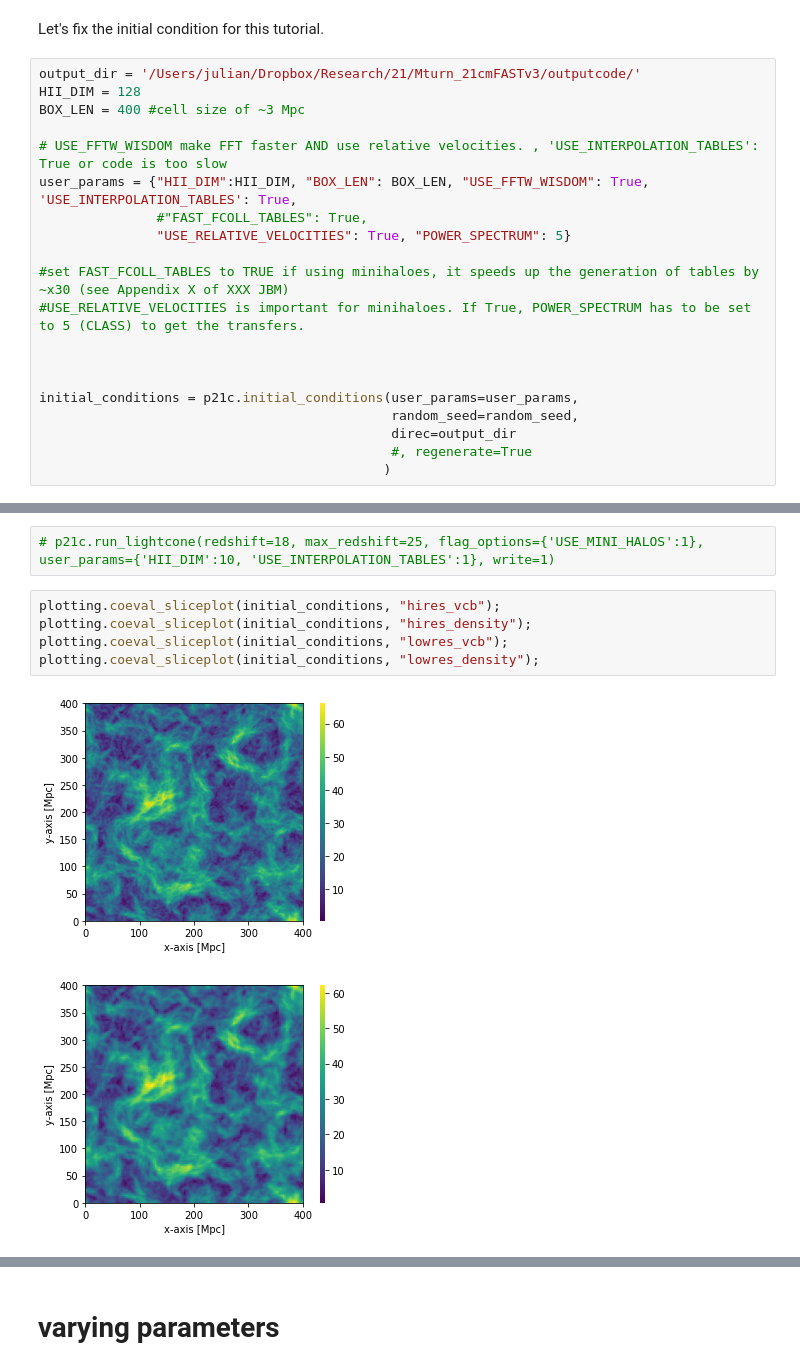
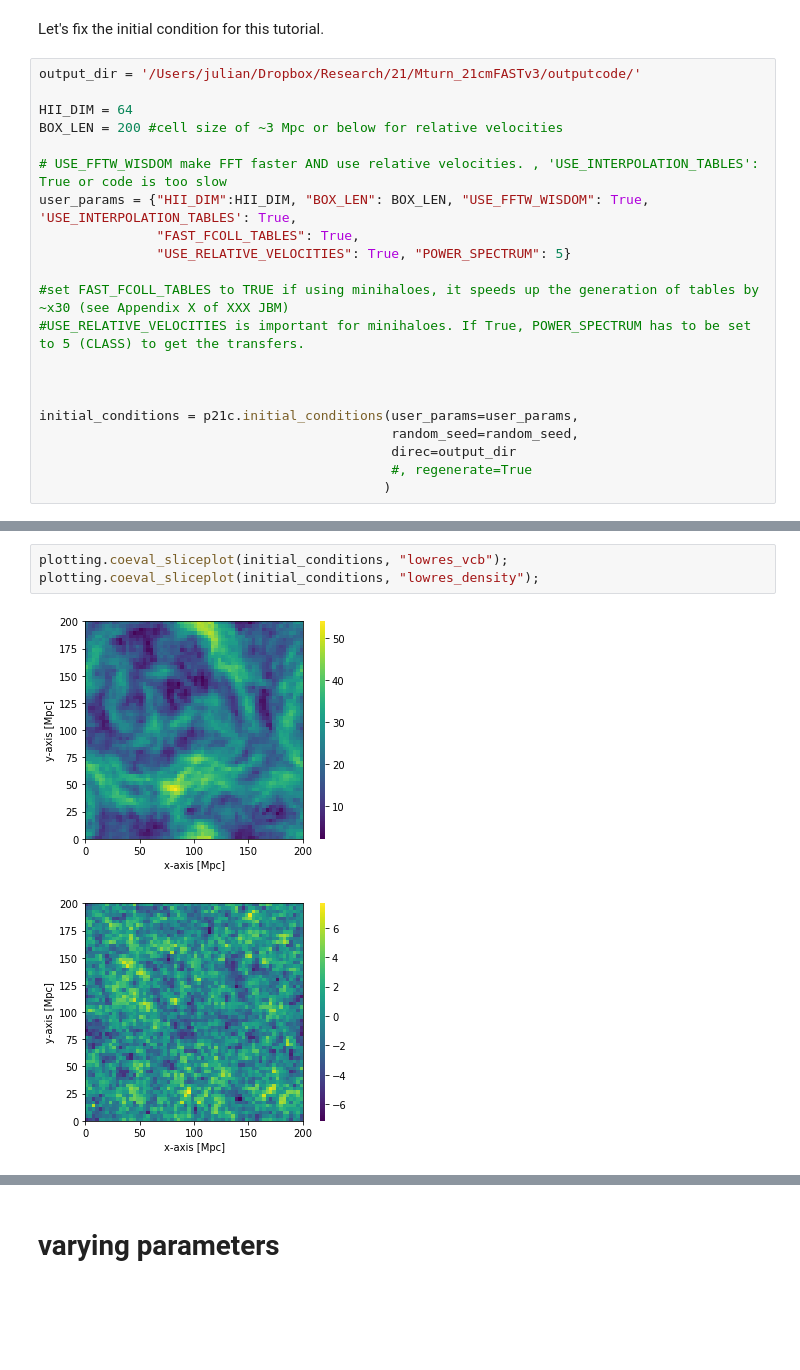
Before and after one commit to 21cmfast/21cmFAST, a Jupyter notebook: docs/tutorials/relative_velocities.ipynb, the cells around one changed output, grey strips where cells are left out. Cells and saved outputs as stored; diff of their text form; blank space fills up the shorter version.

```diff
--- a/docs/tutorials/relative_velocities.ipynb
+++ b/docs/tutorials/relative_velocities.ipynb
@@ -27,12 +24,13 @@ This result was obtained using 21cmFAST at commit 2bb4807c7ef1a41649188a3efc4620
 Let's fix the initial condition for this tutorial.
 # %%
 output_dir = '/Users/julian/Dropbox/Research/21/Mturn_21cmFASTv3/outputcode/'
-HII_DIM = 128
-BOX_LEN = 400 #cell size of ~3 Mpc
+
+HII_DIM = 64
+BOX_LEN = 200 #cell size of ~3 Mpc or below for relative velocities
 
 # USE_FFTW_WISDOM make FFT faster AND use relative velocities. , 'USE_INTERPOLATION_TABLES': True or code is too slow
 user_params = {"HII_DIM":HII_DIM, "BOX_LEN": BOX_LEN, "USE_FFTW_WISDOM": True, 'USE_INTERPOLATION_TABLES': True,
-               #"FAST_FCOLL_TABLES": True,
+               "FAST_FCOLL_TABLES": True,
                "USE_RELATIVE_VELOCITIES": True, "POWER_SPECTRUM": 5}
 
 #set FAST_FCOLL_TABLES to TRUE if using minihaloes, it speeds up the generation of tables by ~x30 (see Appendix X of XXX JBM)
@@ -50,10 +46,6 @@ initial_conditions = p21c.initial_conditions(user_params=user_params,
-# %%
-# p21c.run_lightcone(redshift=18, max_redshift=25, flag_options={'USE_MINI_HALOS':1}, user_params={'HII_DIM':10, 'USE_INTERPOLATION_TABLES':1}, write=1)
 # %%
-plotting.coeval_sliceplot(initial_conditions, "hires_vcb");
-plotting.coeval_sliceplot(initial_conditions, "hires_density");
 plotting.coeval_sliceplot(initial_conditions, "lowres_vcb");
 plotting.coeval_sliceplot(initial_conditions, "lowres_density");
 # %% [output]
-[figure, old version]
+[figure, new version]
-[figure, old version]
+[figure, new version]
```
Also changed, not shown: parts of 38 cells of this notebook, 3 other files.
